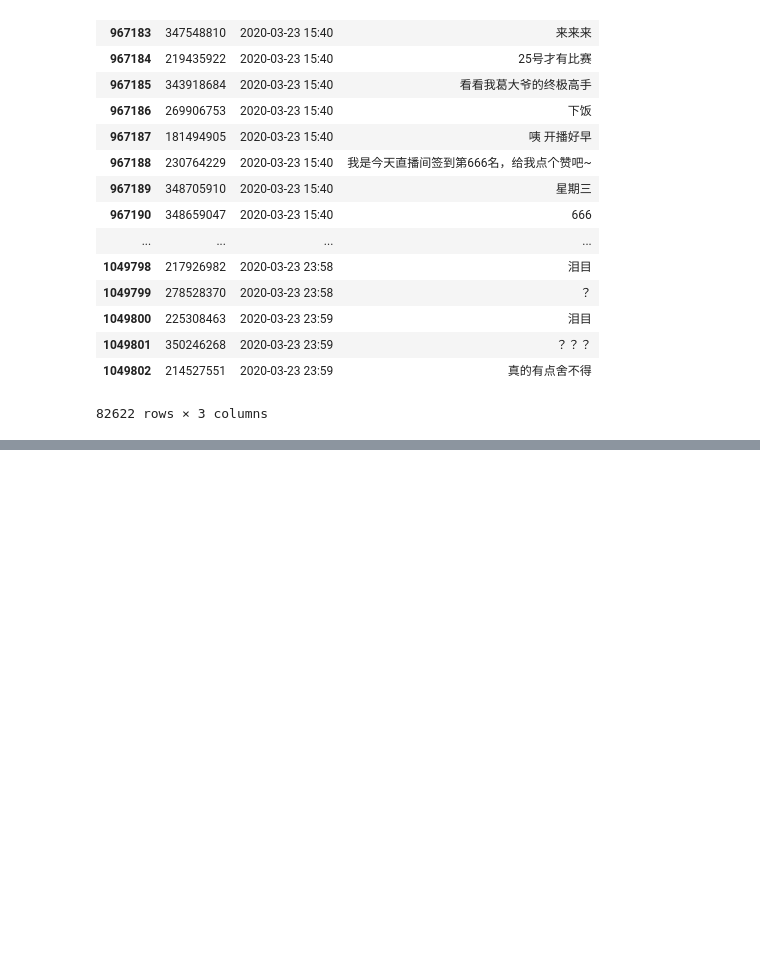
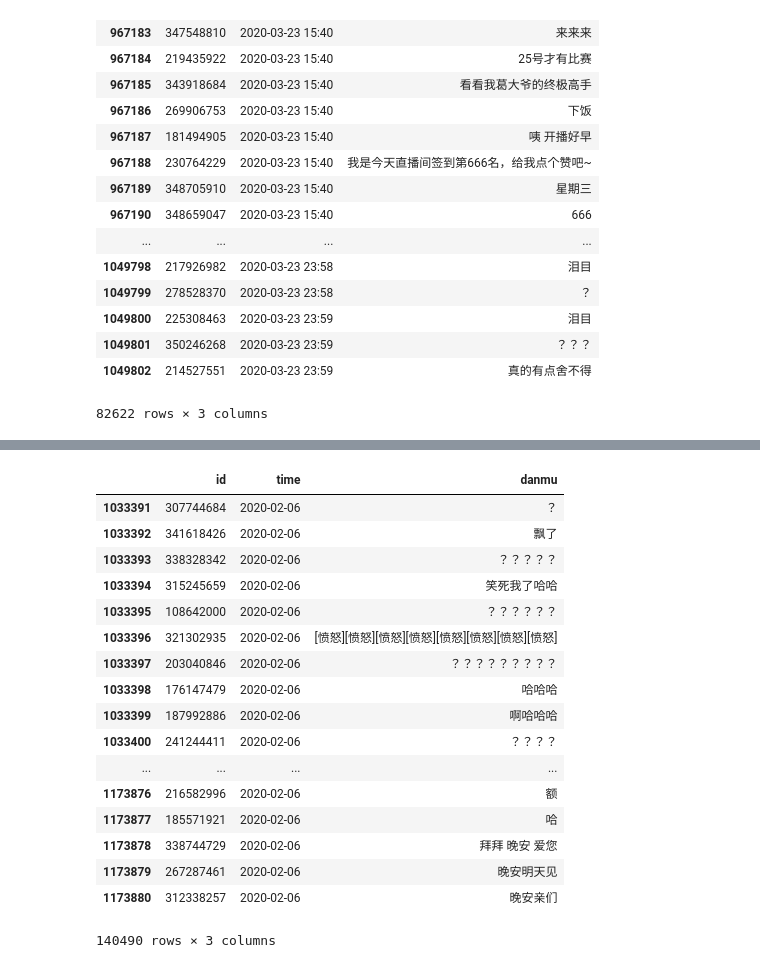
Before and after one commit to zhou-xingxing/graduate_work, a Jupyter notebook: notebook/弹幕片段情感标注.ipynb, the cells around one changed output, grey strips where cells are left out. Saved outputs shown, nothing was run; the diff lists cells and outputs as text; code cells hidden in the pictures; blank space fills up the shorter version.

```diff
--- a/notebook/弹幕片段情感标注.ipynb
+++ b/notebook/弹幕片段情感标注.ipynb
@@ -173,0 +205,29 @@ dtype: float64
+# %%
+# room911-day2020/2/6
+import pandas as pd
+data=pd.read_csv(r'../data/room911danmu.csv')
+data.columns=['id','time','danmu']
+data["time"]=pd.to_datetime(data.time.values,unit="s",utc=True).tz_convert('Asia/Shanghai').strftime("%Y-%m-%d")
+time_group=data.groupby('time')
+day=time_group.get_group('2020-02-06')
+day
+# 1033391-1173880
+# %% [output]
+|  | id | time | danmu |
+| 1033391 | 307744684 | 2020-02-06 | ？ |
+| 1033392 | 341618426 | 2020-02-06 | 飘了 |
+| 1033393 | 338328342 | 2020-02-06 | ？？？？？ |
+| 1033394 | 315245659 | 2020-02-06 | 笑死我了哈哈 |
+| 1033395 | 108642000 | 2020-02-06 | ？？？？？？ |
+| 1033396 | 321302935 | 2020-02-06 | [愤怒][愤怒][愤怒][愤怒][愤怒][愤怒][愤怒][愤怒] |
+| 1033397 | 203040846 | 2020-02-06 | ？？？？？？？？？ |
+| 1033398 | 176147479 | 2020-02-06 | 哈哈哈 |
+| 1033399 | 187992886 | 2020-02-06 | 啊哈哈哈 |
+| 1033400 | 241244411 | 2020-02-06 | ？？？？ |
+| ... | ... | ... | ... |
+| 1173876 | 216582996 | 2020-02-06 | 额 |
+| 1173877 | 185571921 | 2020-02-06 | 哈 |
+| 1173878 | 338744729 | 2020-02-06 | 拜拜 晚安 爱您 |
+| 1173879 | 267287461 | 2020-02-06 | 晚安明天见 |
+| 1173880 | 312338257 | 2020-02-06 | 晚安亲们 |
+140490 rows × 3 columns
```
Also changed, not shown: parts of 3 cells of this notebook, 8 other files.
